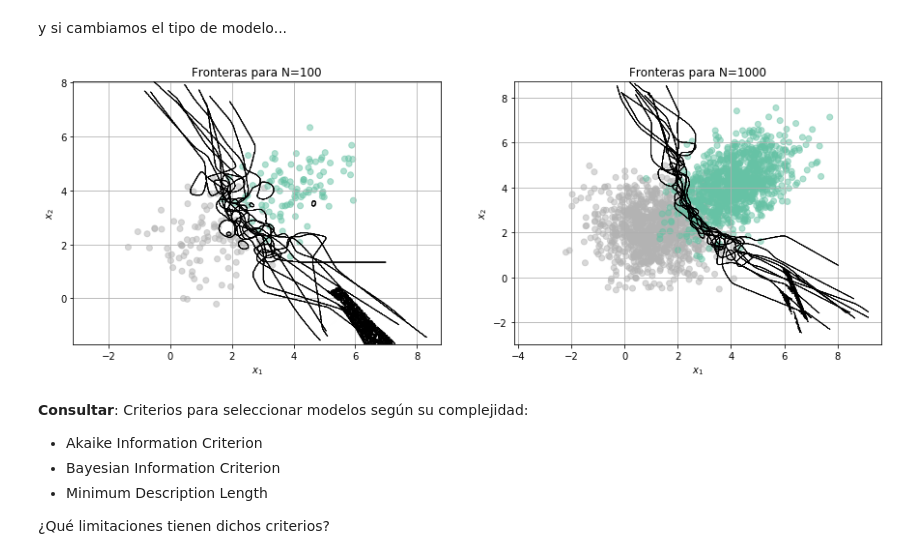
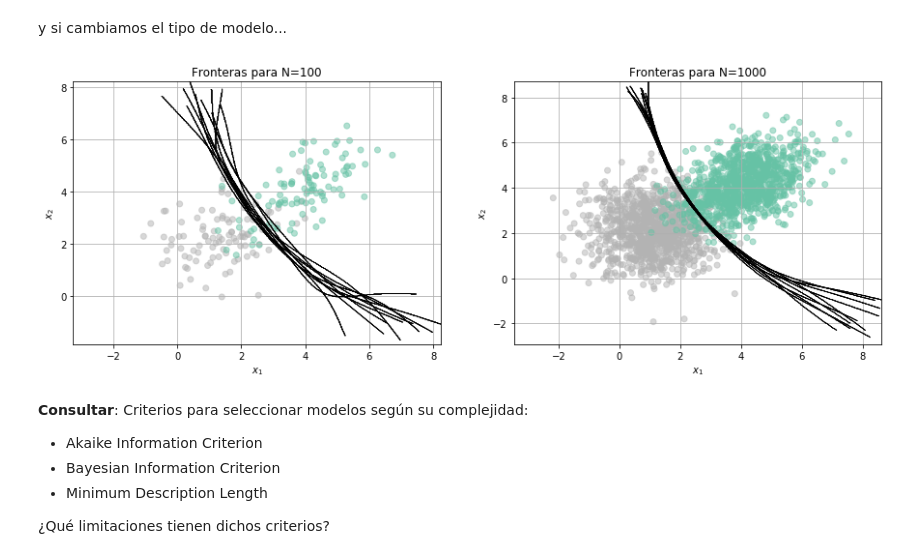
Before and after one commit to UDEA-Esp-Analitica-y-Ciencia-de-Datos/EACD-04-MACHINE-LEARNING-1, a Jupyter notebook: 10-Complejidad_de_modelos_sobreajuste_y_metodologias_de_validacion.ipynb, the cells around one changed output. Saved outputs shown, nothing was run; the diff lists cells and outputs as text; code cells hidden in the pictures.

```diff
--- a/10-Complejidad_de_modelos_sobreajuste_y_metodologias_de_validacion.ipynb
+++ b/10-Complejidad_de_modelos_sobreajuste_y_metodologias_de_validacion.ipynb
@@ -77,10 +77,10 @@ Fronteras(clf,100,10)
 y si cambiamos el tipo de modelo...
 # %%
 from local.lib.regularization import Kernel_classifier
-clf = Kernel_classifier(bandwidth=0.2)
+clf = Kernel_classifier(bandwidth=1)
 Fronteras(clf,100,10)
 # %% [output]
-[figure, old version]
+[figure, new version]
 # %% [markdown]
 **Consultar**: Criterios para seleccionar modelos según su complejidad:
 - Akaike Information Criterion
```
Also changed, not shown: parts of 8 cells of this notebook, 3 other files.
